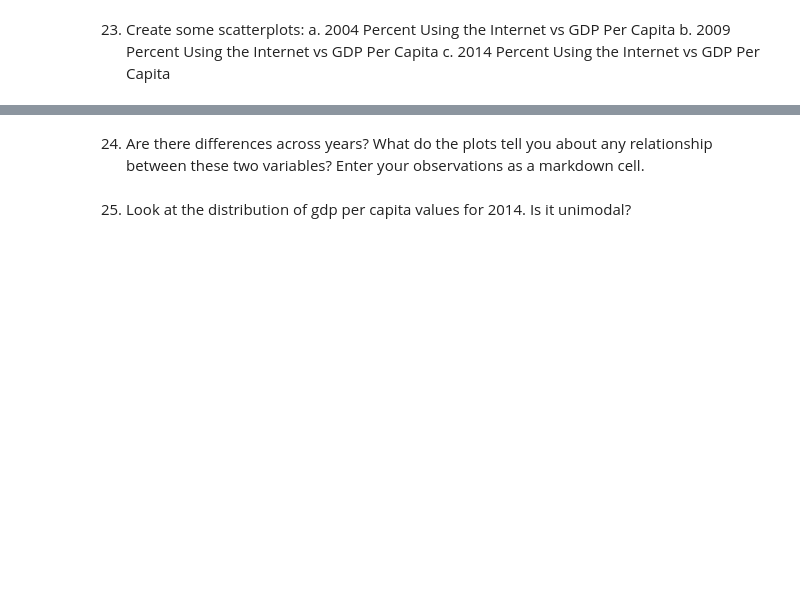
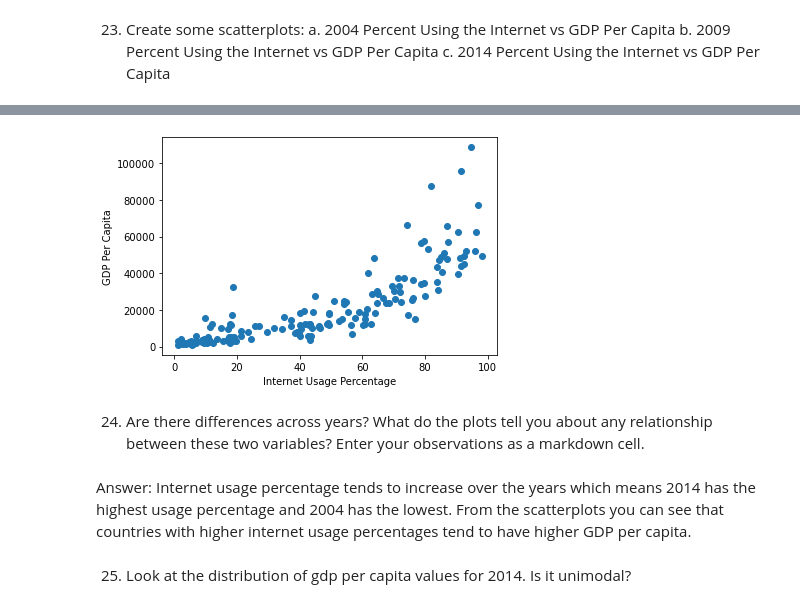
Before and after one commit to LJRollerII/GDP_and_Internet_Usage_Python, a Jupyter notebook: notebooks/UN_GDP_Internet.ipynb, the cells around one changed output, grey strips where cells are left out. Drawn from its saved outputs; the diff is of its cells as text; code cells hidden in the pictures; blank space fills up the shorter version.

```diff
--- a/notebooks/UN_GDP_Internet.ipynb
+++ b/notebooks/UN_GDP_Internet.ipynb
@@ -423,5 +437,14 @@ c. 2014 Percent Using the Internet vs GDP Per Capita
+# %%
+plt.scatter(gdp_internet_14.Internet_Users_Pct, gdp_internet_14.GDP_Per_Capita)
+plt.ylabel('GDP Per Capita')
+plt.xlabel('Internet Usage Percentage')
+plt.show()
+# %% [output]
+[figure, added]
 # %% [markdown]
 24. Are there differences across years? What do the plots tell you about any relationship between these two variables? Enter your observations as a markdown cell.
+# %% [markdown]
+Answer: Internet usage percentage tends to increase over the years which means 2014 has the highest usage percentage and 2004 has the lowest. From the scatterplots you can see that countries with higher internet usage percentages tend to have higher GDP per capita.
 # %% [markdown]
 25. Look at the distribution of gdp per capita values for 2014. Is it unimodal?
 # %% [markdown]
```
Also changed, not shown: parts of 28 cells of this notebook.
